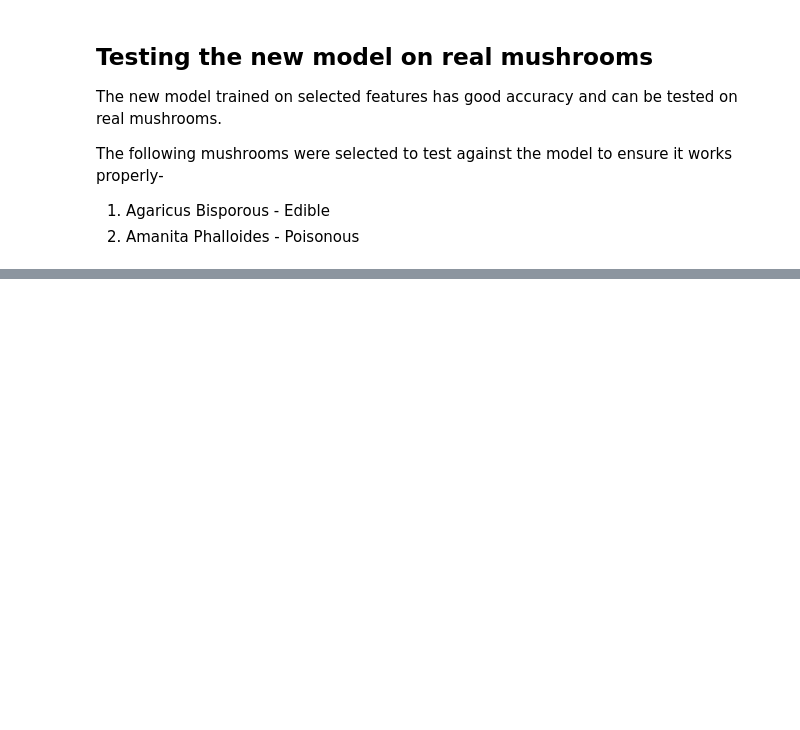
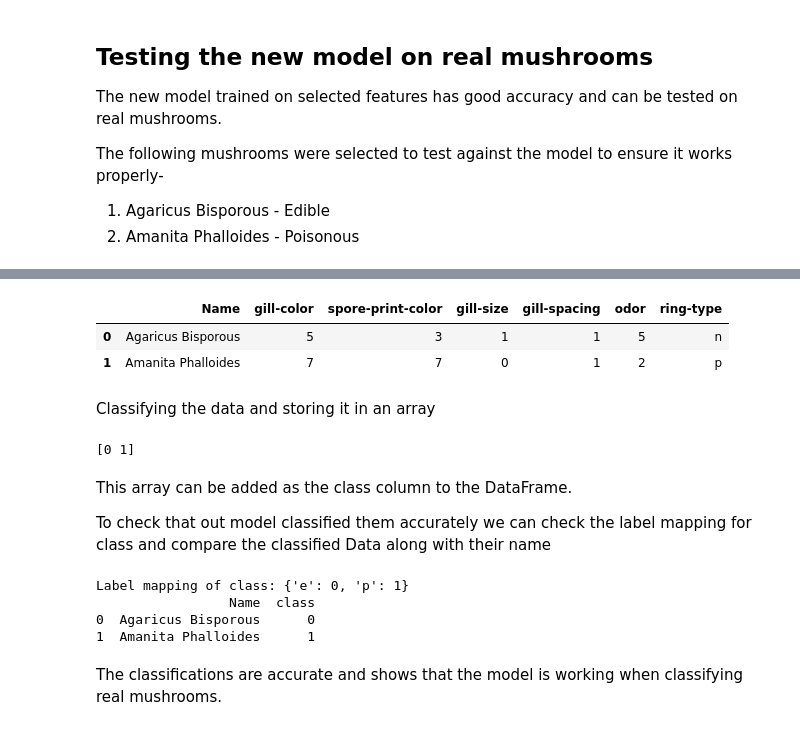
Before and after one commit to gauthamk02/MushroomClassificationProject, a Jupyter notebook: MushrromClassification.ipynb, the cells around one changed output, grey strips where cells are left out. Cells and saved outputs as stored; diff of their text form; code cells hidden in the pictures; blank space fills up the shorter version.

```diff
--- a/MushrromClassification.ipynb
+++ b/MushrromClassification.ipynb
@@ -138,7 +138,7 @@ agaricus_bisporus = {'Name': 'Agaricus Bisporous','gill-color': 'n', 'spore-prin
 amanita_phalloides = {'Name': 'Amanita Phalloides','odor': 'f', 'gill-color': 'p',  'gill-size': 'b', 'spore-print-color': 'w',
     'ring-type': 'p', 'gill-spacing': 'w'}
 
-mushrooms = pd.DataFrame([agaricus_bisporus, amanita_phalloides])
+mushrooms = [agaricus_bisporus, amanita_phalloides]
 # %%
 mushrooms
 # %% [output]
@@ -163,7 +172,0 @@ Now the values of columns in mushrooms should be mapped back to the original Lab
-# %%
-for column in mushrooms.columns:
-  if column == 'Name':
-    continue
-  for val in mushrooms[column]:
-    mushrooms[column][val] = labelmap[column][val]
-mushrooms
@@ -173,0 +197,30 @@ mushrooms
+# %%
+df_test = pd.DataFrame(mushrooms)
+# %%
+df_test
+# %% [output]
+|  | Name | gill-color | spore-print-color | gill-size | gill-spacing | odor | ring-type |
+| 0 | Agaricus Bisporous | 5 | 3 | 1 | 1 | 5 | n |
+| 1 | Amanita Phalloides | 7 | 7 | 0 | 1 | 2 | p |
+# %% [markdown]
+Classifying the data and storing it in an array
+# %%
+class_ = rf.predict(df_test[X_train.columns])
+print(class_)
+# %% [output]
+[0 1]
+# %% [markdown]
+This array can be added as the class column to the DataFrame.
+
+To check that out model classified them accurately we can check the label mapping for class and compare the classified Data along with their name
+# %%
+df_test['class'] = class_
+print(f"Label mapping of class: {labelmap['class']}")
+print(df_test[['Name', 'class']])
+# %% [output]
+Label mapping of class: {'e': 0, 'p': 1}
+                 Name  class
+0  Agaricus Bisporous      0
+1  Amanita Phalloides      1
+# %% [markdown]
+The classifications are accurate and shows that the model is working when classifying real mushrooms.
```
Also changed, not shown: parts of 8 cells of this notebook.
